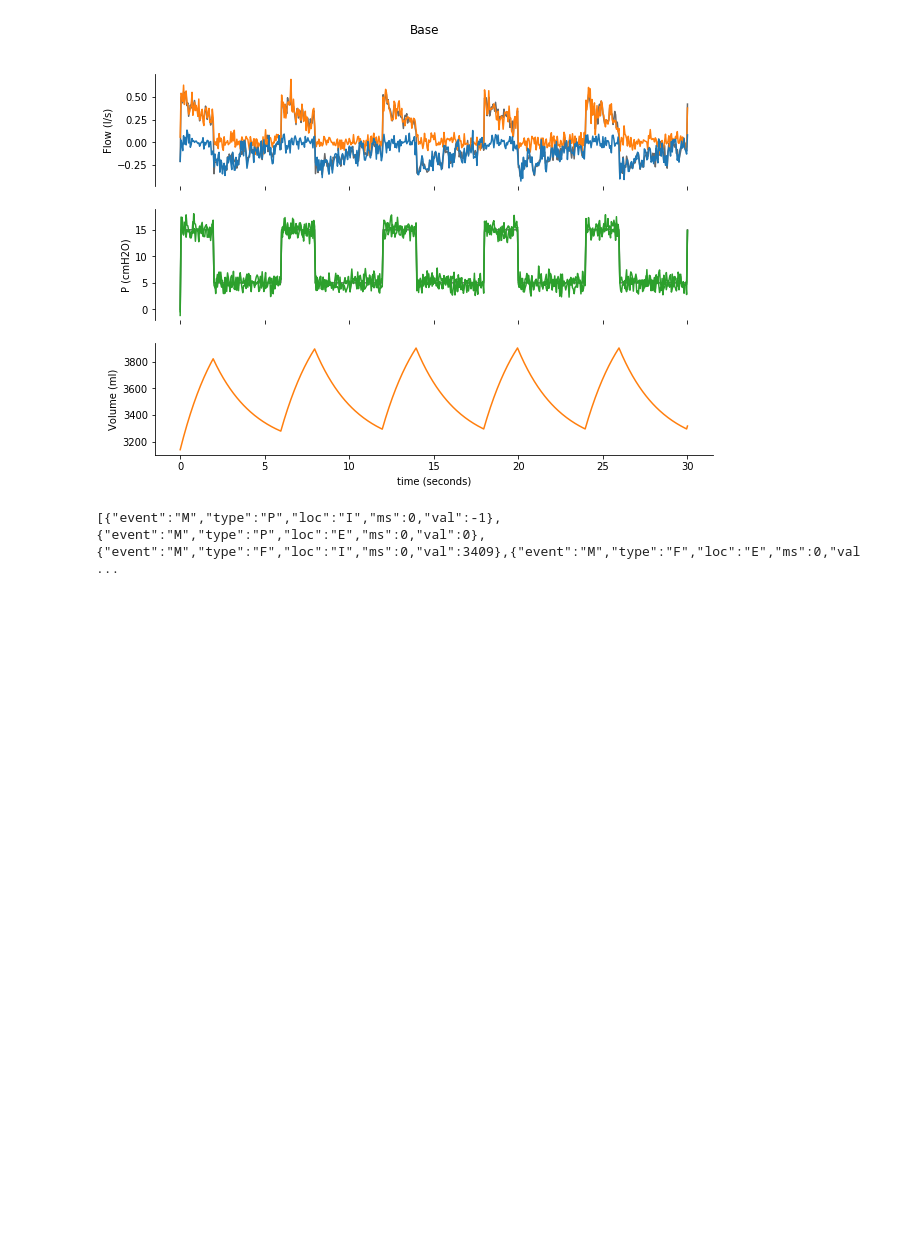
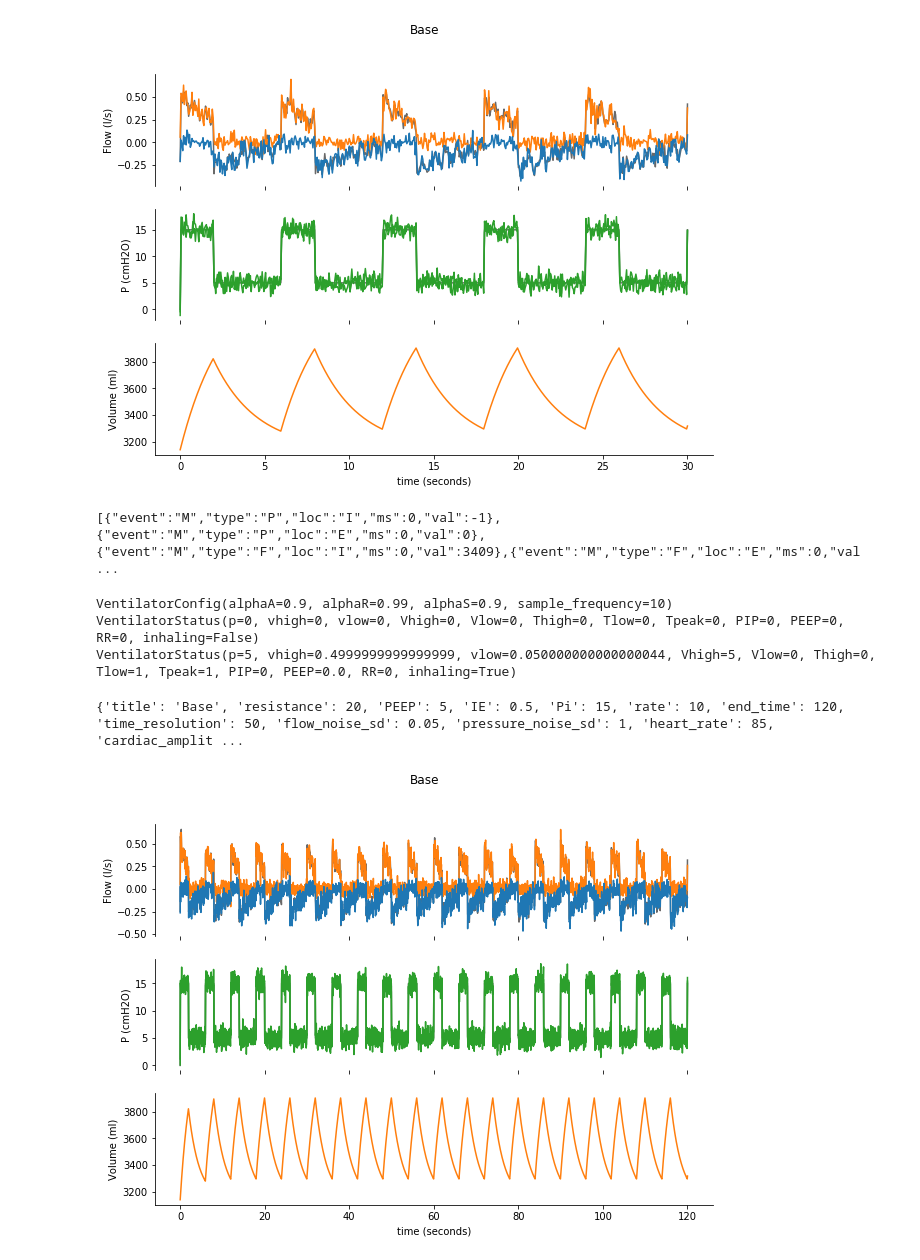
Before and after one commit to ErichBSchulz/lung, a Jupyter notebook: lung.ipynb, the cells around one changed output. Cells and saved outputs as stored; diff of their text form; code cells hidden in the pictures; blank space fills up the shorter version.

```diff
--- a/lung.ipynb
+++ b/lung.ipynb
@@ -241,0 +247,19 @@ f = pdf.head(5).to_json(orient='records')
+# %%
+importlib.reload(VentOSSP)
+vs = VentOSSP.VentilatorStatus()
+config = VentOSSP.VentilatorConfig()
+p = 5
+print(config)
+print(vs)
+VentOSSP.smooth(config, vs, p)
+print(vs)
+# %% [output]
+VentilatorConfig(alphaA=0.9, alphaR=0.99, alphaS=0.9, sample_frequency=10)
+VentilatorStatus(p=0, vhigh=0, vlow=0, Vhigh=0, Vlow=0, Thigh=0, Tlow=0, Tpeak=0, PIP=0, PEEP=0, RR=0, inhaling=False)
+VentilatorStatus(p=5, vhigh=0.4999999999999999, vlow=0.050000000000000044, Vhigh=5, Vlow=0, Thigh=0, Tlow=1, Tpeak=1, PIP=0, PEEP=0.0, RR=0, inhaling=True)
+# %%
+sample_frequency = 20
+sim = run_and_output(dict(base_scenario, time_resolution = round(1000/sample_frequency), end_time = 120))
+# %% [output]
+{'title': 'Base', 'resistance': 20, 'PEEP': 5, 'IE': 0.5, 'Pi': 15, 'rate': 10, 'end_time': 120, 'time_resolution': 50, 'flow_noise_sd': 0.05, 'pressure_noise_sd': 1, 'heart_rate': 85, 'cardiac_amplit ...
+[figure, added]
```
Also changed, not shown: parts of 4 cells of this notebook, 1 other file.
